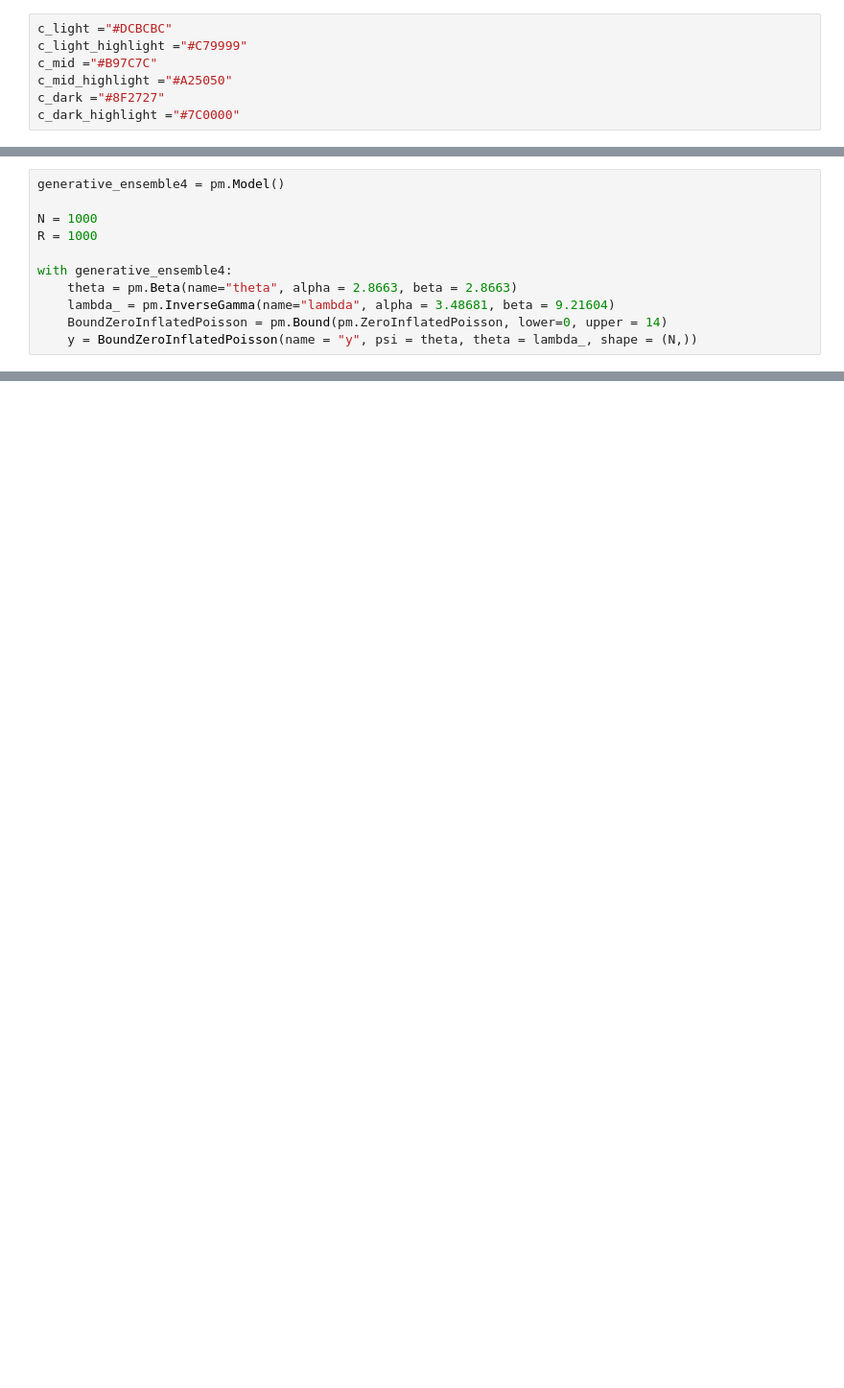
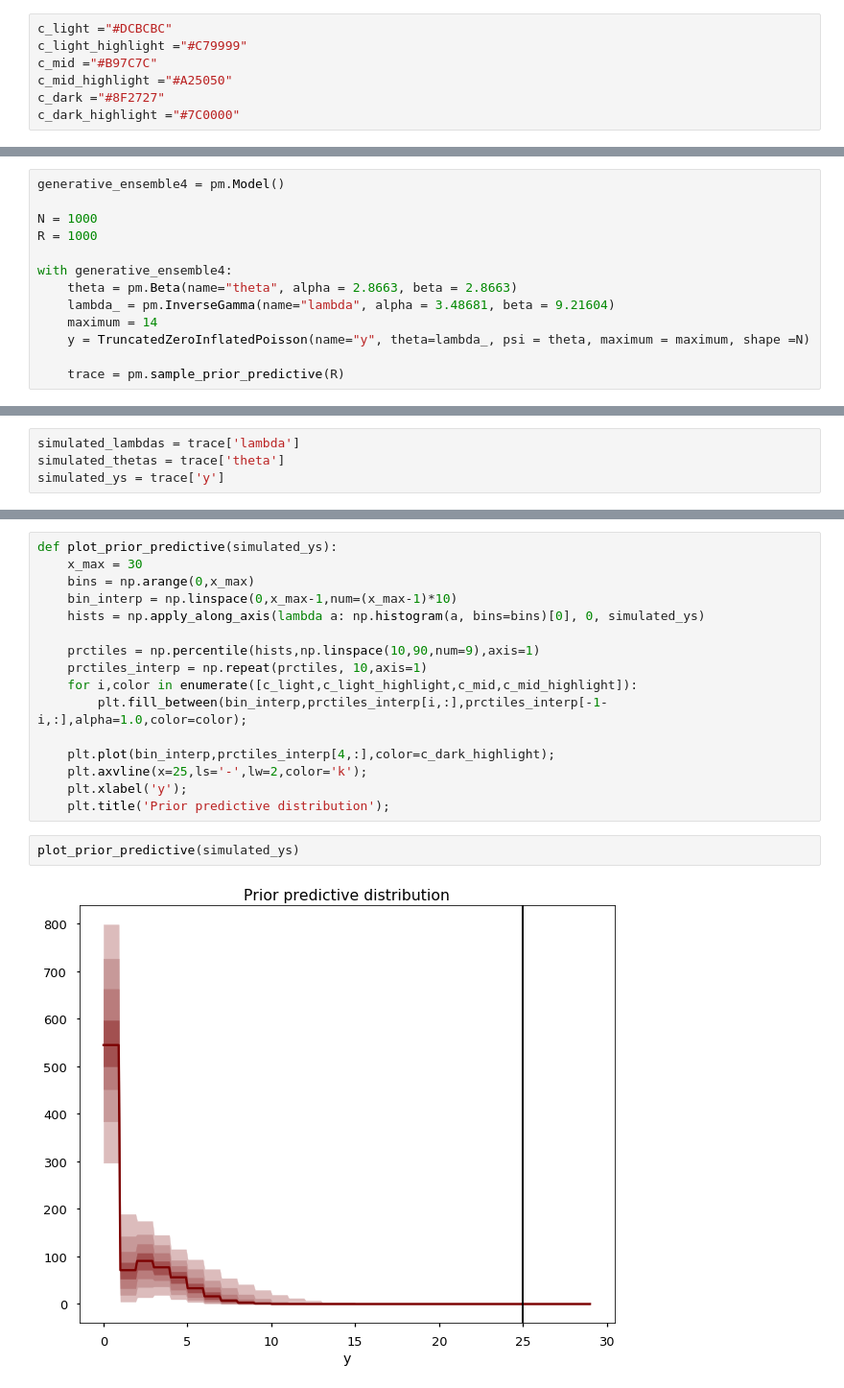
Before and after one commit to lstmemery/principled-bayesian-workflow-pymc3, a Jupyter notebook: 3.4.ipynb, the cells around one changed output, grey strips where cells are left out. Shown: that part at 96% size. Drawn from its saved outputs; the diff is of its cells as text; blank space fills up the shorter version.

```diff
--- a/3.4.ipynb
+++ b/3.4.ipynb
@@ -30,5 +67,7 @@ R = 1000
 with generative_ensemble4:
     theta = pm.Beta(name="theta", alpha = 2.8663, beta = 2.8663)
     lambda_ = pm.InverseGamma(name="lambda", alpha = 3.48681, beta = 9.21604)
-    BoundZeroInflatedPoisson = pm.Bound(pm.ZeroInflatedPoisson, lower=0, upper = 14)
-    y = BoundZeroInflatedPoisson(name = "y", psi = theta, theta = lambda_, shape = (N,))
+    maximum = 14
+    y = TruncatedZeroInflatedPoisson(name="y", theta=lambda_, psi = theta, maximum = maximum, shape =N)
+
+    trace = pm.sample_prior_predictive(R)
@@ -56,0 +74,4 @@ import sys; sys.version
+# %%
+simulated_lambdas = trace['lambda']
+simulated_thetas = trace['theta']
+simulated_ys = trace['y']
@@ -56,0 +88,20 @@ import sys; sys.version
+# %%
+def plot_prior_predictive(simulated_ys):
+    x_max = 30
+    bins = np.arange(0,x_max)
+    bin_interp = np.linspace(0,x_max-1,num=(x_max-1)*10)
+    hists = np.apply_along_axis(lambda a: np.histogram(a, bins=bins)[0], 0, simulated_ys)
+
+    prctiles = np.percentile(hists,np.linspace(10,90,num=9),axis=1)
+    prctiles_interp = np.repeat(prctiles, 10,axis=1)
+    for i,color in enumerate([c_light,c_light_highlight,c_mid,c_mid_highlight]):
+        plt.fill_between(bin_interp,prctiles_interp[i,:],prctiles_interp[-1-i,:],alpha=1.0,color=color);
+
+    plt.plot(bin_interp,prctiles_interp[4,:],color=c_dark_highlight);
+    plt.axvline(x=25,ls='-',lw=2,color='k');
+    plt.xlabel('y');
+    plt.title('Prior predictive distribution');
+# %%
+plot_prior_predictive(simulated_ys)
+# %% [output]
+[figure, added]
```
Also changed, not shown: parts of 20 cells of this notebook.
